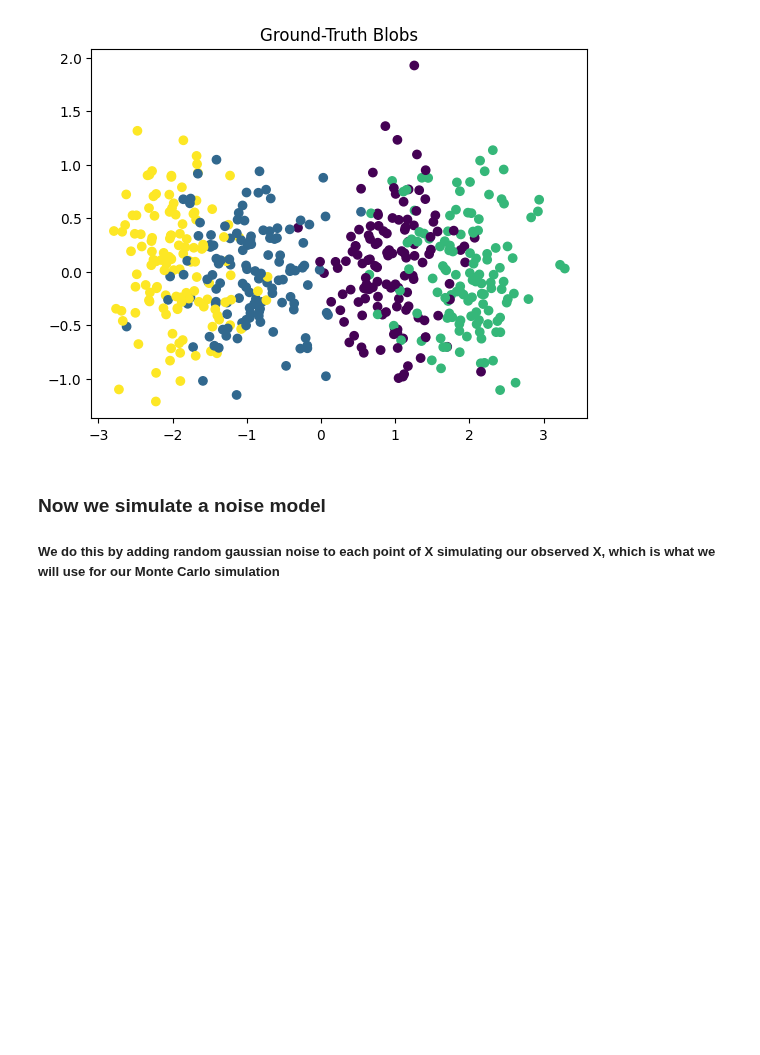
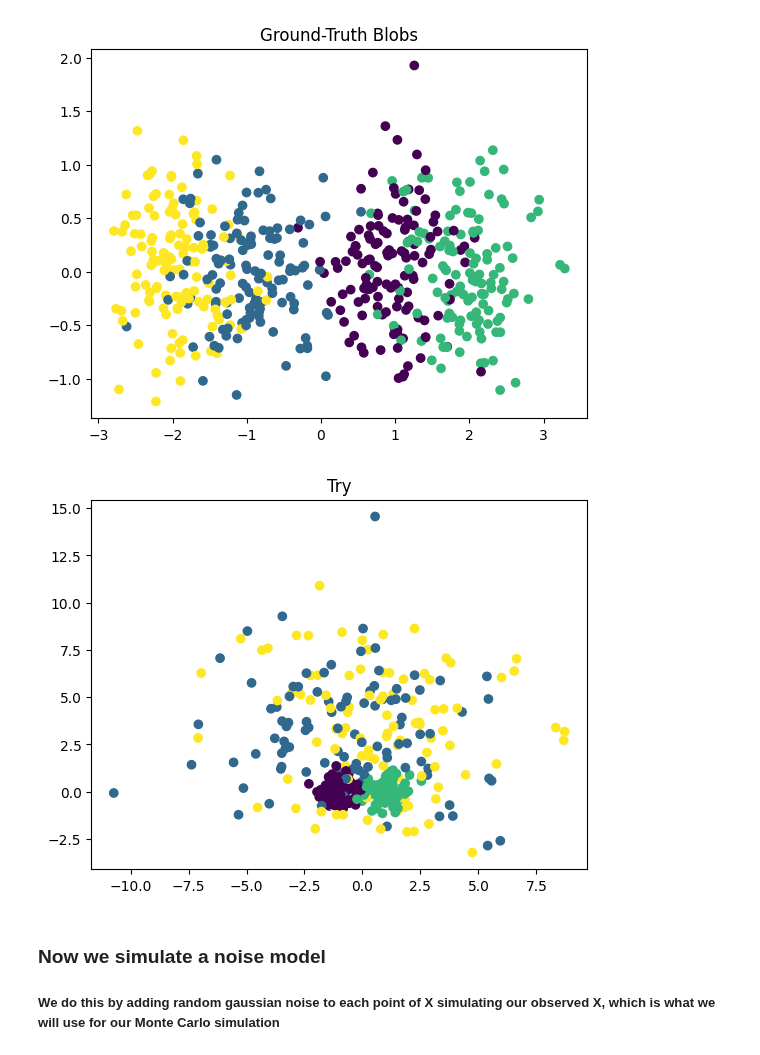
Before and after one commit to RobinB1lo/New-HDBSCAN, a Jupyter notebook: trials/probability_rank.ipynb, the cells around one changed output. Cells and saved outputs as stored; diff of their text form; code cells hidden in the pictures; blank space fills up the shorter version.

```diff
--- a/trials/probability_rank.ipynb
+++ b/trials/probability_rank.ipynb
@@ -17,6 +17,24 @@ plt.title("Ground-Truth Blobs")
 plt.show ()
 # %% [output]
 [figure]
+# %%
+centers     = [[-1.0, 0.0], [-1.0, 3.0], [1.0, 0.0], [1.0, 3.0]]
+cluster_std = [0.5, 3.0, 0.5, 3.0]
+
+n_per_comp = [100, 100, 100, 100]
+
+Y, raw_labels = make_blobs(
+    n_samples    = n_per_comp,
+    centers      = centers,
+    cluster_std  = cluster_std,
+    random_state = 42
+    )
+
+plt.scatter(Y[:,0], Y[:,1], c=raw_labels, cmap='viridis')
+plt.title("Try")
+plt.show ()
+# %% [output]
+[figure, added]
 # %% [markdown]
 ### Now we simulate a noise model
 ##### We do this by adding random gaussian noise to each point of X simulating our observed X, which is what we will use for our Monte Carlo simulation
```
Also changed, not shown: 1 other file.
